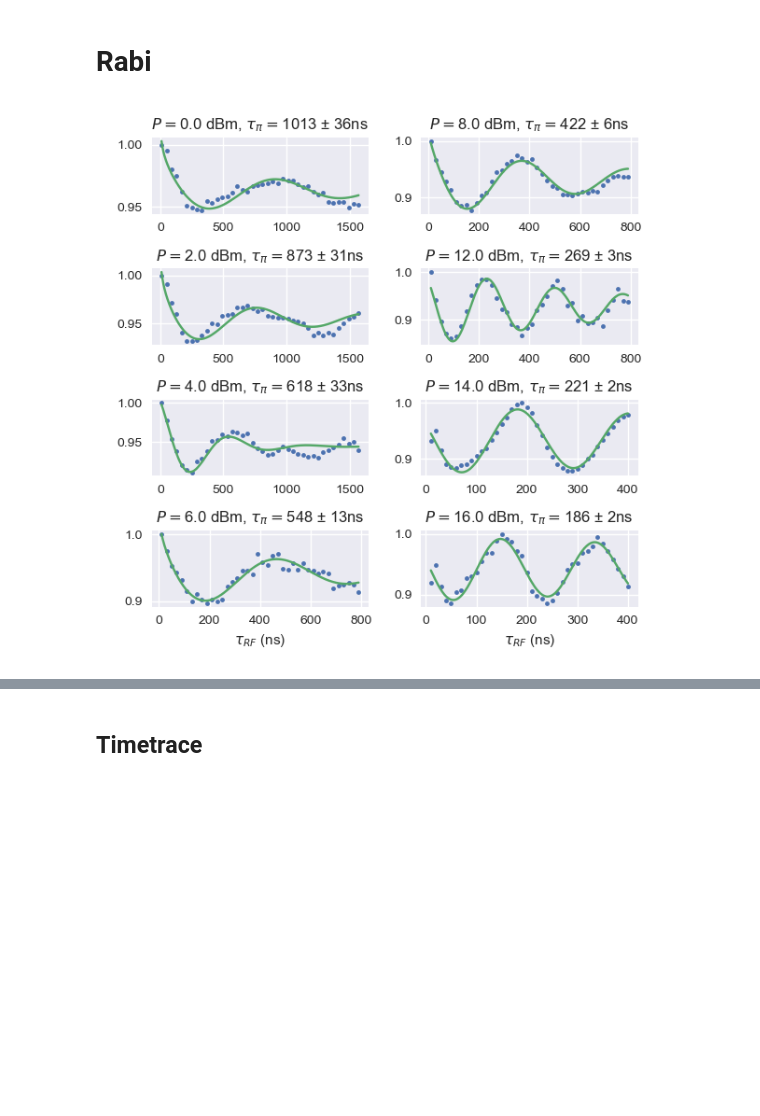
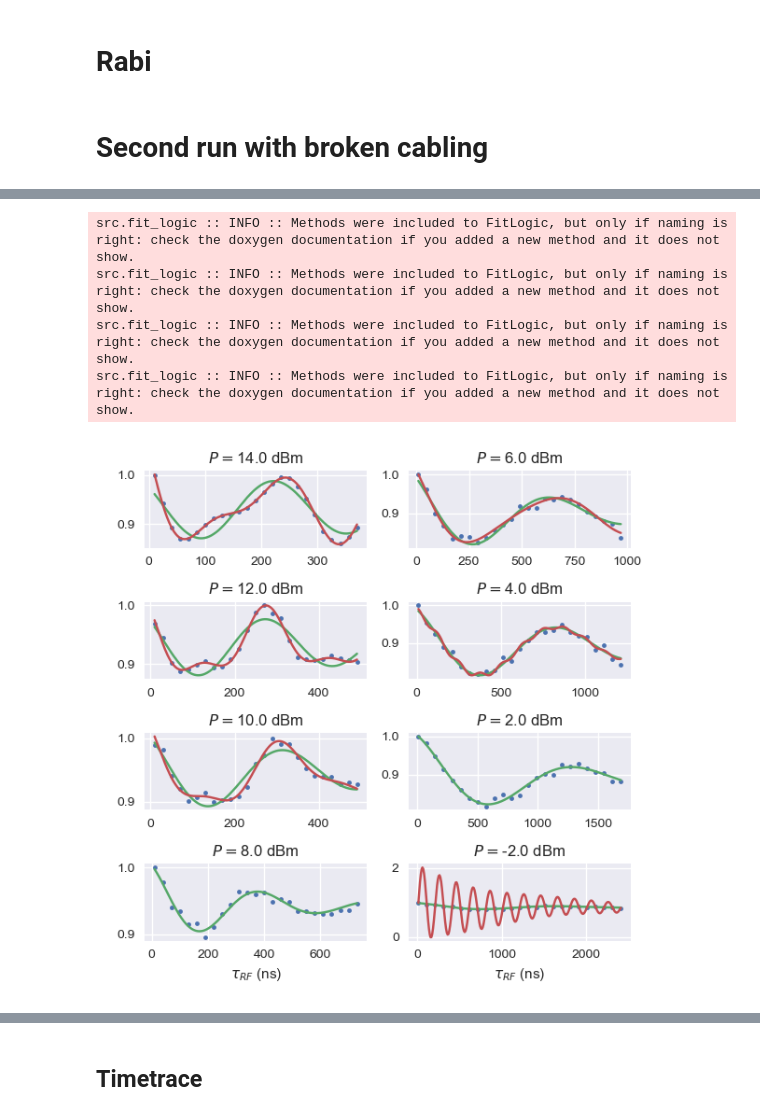
Before and after one commit to dineshpinto/qudi-hira-analysis, a Jupyter notebook: notebooks/20220112_SingleNV_Membrane_RT.ipynb, the cells around one changed output, grey strips where cells are left out. Saved outputs shown, nothing was run; the diff lists cells and outputs as text; code cells hidden in the pictures; blank space fills up the shorter version.

Commit message:
Fixed re-plotting bug in qudi-fit-wrapper

```diff
--- a/notebooks/20220112_SingleNV_Membrane_RT.ipynb
+++ b/notebooks/20220112_SingleNV_Membrane_RT.ipynb
@@ -276,10 +272,10 @@ idx2 = 0
 for key in keys_to_plot:
     power = rabi[key].get_param_from_filename(unit="dBm")
 
-    x, _ =  rabi[key].pulsed_measurement.get_data()
-    x *= 1e9
+    df_data =  rabi[key].pulsed_measurement.get_data()
+    x = df_data["Controlled variable(s)"] * 1e9
 
-    y, yerr = qft.analyse_mean_norm(rabi[key].laser_pulses.data, signal_start=170e-9, signal_end=250e-9, norm_start=1000e-9, norm_end=2000e-9)
+    y, yerr = qft.analyse_mean_norm(rabi[key].laser_pulses.get_data(), signal_start=170e-9, signal_end=250e-9, norm_start=1000e-9, norm_end=2000e-9)
     y /= np.max(y)
 
     ax[idx, idx2].plot(x, y, ".")
@@ -307,8 +303,6 @@ for key in keys_to_plot:
 
 fig.tight_layout()
 #sio.save_figures("rabi_comparison", FIGURE_FOLDERPATH)
-# %% [output]
-[figure, removed]
 # %%
 %matplotlib widget
 
@@ -324,3 +318,7 @@ ax.plot(fit_x, fit_y)
 
 fig.tight_layout()
 sio.save_figures("rabi_power_dep", FIGURE_FOLDERPATH)
+# %% [markdown]
+# Second run with broken cabling
+# %%
+keys_to_plot = ['20220219-1626-27', '20220221-1056-56', '20220221-1102-21', '20220221-1107-36', '20220221-1125-42', '20220221-1128-03', '20220221-1141-44', '20220221-1145-11']
@@ -326,0 +329,58 @@ sio.save_figures("rabi_power_dep", FIGURE_FOLDERPATH)
+# %%
+%matplotlib widget
+
+fig, ax = plt.subplots(nrows=len(keys_to_plot) // 2, ncols=len(keys_to_plot)//4, sharex=False, figsize=(6, 6))
+
+single_freq, single_pow = [], []
+double1_freq, double2_freq, double_pow = [], [], []
+
+
+idx = 0
+idx2 = 0
+for key in keys_to_plot:
+    power = rabi[key].get_param_from_filename(unit="dBm")
+
+    df_data =  rabi[key].pulsed_measurement.get_data()
+    x = df_data["Controlled variable(s)"] * 1e9
+
+    y, yerr = qft.analyse_mean_norm(rabi[key].laser_pulses.get_data(), signal_start=170e-9, signal_end=250e-9, norm_start=1000e-9, norm_end=2000e-9)
+    y /= np.max(y)
+
+    ax[idx, idx2].plot(x, y, ".")
+
+    try:
+        fit_x, fit_y, result = qft.perform_fit(x, y, "sineexponentialdecay")
+        ax[idx, idx2].plot(fit_x, fit_y, color="C1", label="Single")
+        single_pow.append(shp.decibelm_to_watts(power))
+        single_freq.append(result.params["frequency"].value)
+    except Exception:
+        pass
+
+    try:
+        fit_x, fit_y, result = qft.perform_fit(x, y, "sinedoublewithexpdecay")
+        if power == 4:
+            display(result.params)
+        ax[idx, idx2].plot(fit_x, fit_y, color="C2", label="Double")
+        double_pow.append(shp.decibelm_to_watts(power))
+        double1_freq.append(result.params["s1_frequency"])
+        double2_freq.append(result.params["s2_frequency"])
+    except Exception:
+        pass
+
+    # pi_length = 1 / result.params["frequency"].value
+    # pi_length_err = pi_length * (result.params["frequency"].stderr / result.params["frequency"].value)
+
+    # powers.append(shp.decibelm_to_watts(power))
+    # frequencies.append(result.params["frequency"].value)
+
+    ax[idx, idx2].set_title(r"$P=$" + f"{power} dBm")
+    if idx == 3:
+        ax[idx, idx2].set_xlabel(r"$\tau_{RF}$ (ns)")
+        idx2 += 1
+        idx = -1
+    idx += 1
+
+
+fig.tight_layout()
+# sio.save_figures("rabi_broken_cable_comparison", FIGURE_FOLDERPATH)
+# %% [output]
@@ -326,0 +409,5 @@ sio.save_figures("rabi_power_dep", FIGURE_FOLDERPATH)
+src.fit_logic :: INFO :: Methods were included to FitLogic, but only if naming is right: check the doxygen documentation if you added a new method and it does not show.
+src.fit_logic :: INFO :: Methods were included to FitLogic, but only if naming is right: check the doxygen documentation if you added a new method and it does not show.
+src.fit_logic :: INFO :: Methods were included to FitLogic, but only if naming is right: check the doxygen documentation if you added a new method and it does not show.
+src.fit_logic :: INFO :: Methods were included to FitLogic, but only if naming is right: check the doxygen documentation if you added a new method and it does not show.
+[figure, added]
```
Also changed, not shown: parts of 15 cells of this notebook, 4 other files.
